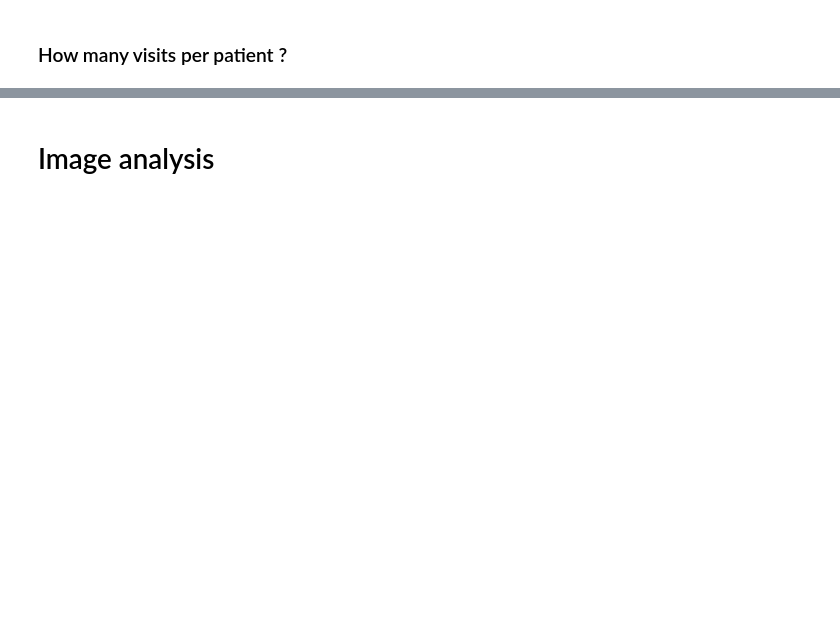
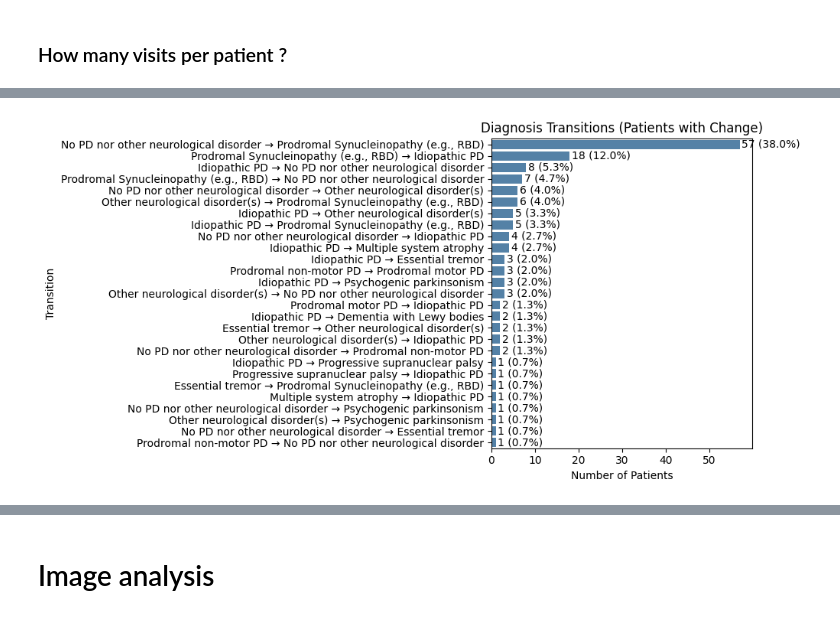
Before and after one commit to PierreFalconnier/mri-preprocessing, a Jupyter notebook: csv_exploration/PPMI_explo/PPMI_utlimate_exploration.ipynb, the cells around one changed output, grey strips where cells are left out. Saved outputs shown, nothing was run; the diff lists cells and outputs as text; code cells hidden in the pictures; blank space fills up the shorter version.

```diff
--- a/csv_exploration/PPMI_explo/PPMI_utlimate_exploration.ipynb
+++ b/csv_exploration/PPMI_explo/PPMI_utlimate_exploration.ipynb
@@ -349,0 +430,64 @@ for pat in patients_changed_diag.index:
+# %%
+# Ensure visits are ordered in time
+df_sorted = df.sort_values(["PATNO", "Study Date"])
+
+transitions = []
+
+for pat, group in df_sorted.groupby("PATNO"):
+    diagnoses = group[column_name_for_transition].dropna().unique()
+
+    if len(diagnoses) > 1:
+        # Get ordered diagnoses per visit (not just unique)
+        ordered_diag = (
+            group[[column_name_for_transition, "Study Date"]]
+            .dropna()
+            .sort_values("Study Date")[column_name_for_transition]
+            .tolist()
+        )
+
+        # Remove consecutive duplicates
+        cleaned = [ordered_diag[0]]
+        for d in ordered_diag[1:]:
+            if d != cleaned[-1]:
+                cleaned.append(d)
+
+        # Create pairwise transitions
+        for i in range(len(cleaned) - 1):
+            transitions.append(f"{cleaned[i]} → {cleaned[i + 1]}")
+
+
+transition_counts = pd.Series(transitions).value_counts()
+
+# Total number of transitions
+total_transitions = transition_counts.sum()
+
+plt.figure(figsize=(10, 5))
+
+ax = sns.barplot(
+    x=transition_counts.values, y=transition_counts.index, color="steelblue"
+)
+
+plt.title("Diagnosis Transitions (Patients with Change)")
+plt.xlabel("Number of Patients")
+plt.ylabel("Transition")
+
+# Annotate with count + percentage
+for i, (count, label) in enumerate(
+    zip(transition_counts.values, transition_counts.index)
+):
+    percentage = 100 * count / total_transitions
+    ax.text(
+        count + 0.5,  # position slightly to the right of bar
+        i,
+        f"{count} ({percentage:.1f}%)",
+        va="center",
+    )
+
+plt.tight_layout()
+plt.show()
+
+
+# print("Transition counts:")
+# print(transition_counts)
+# %% [output]
+[figure, added]
```
Also changed, not shown: parts of 36 cells of this notebook, 2 other files.
